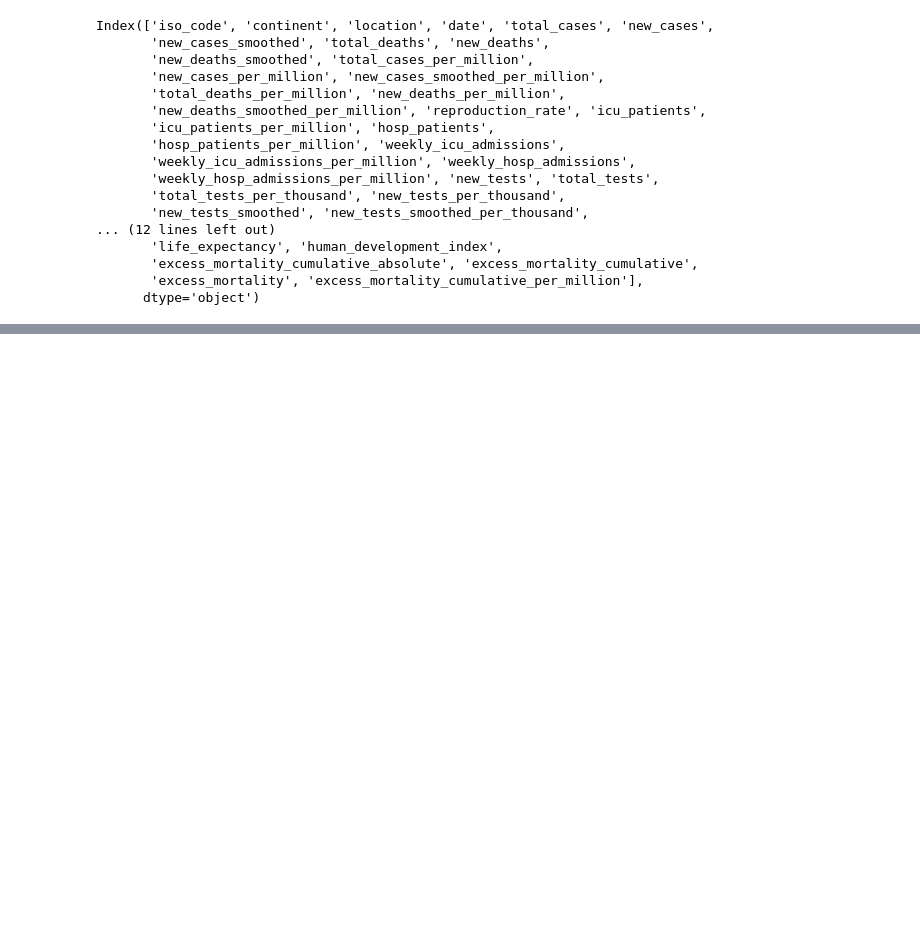
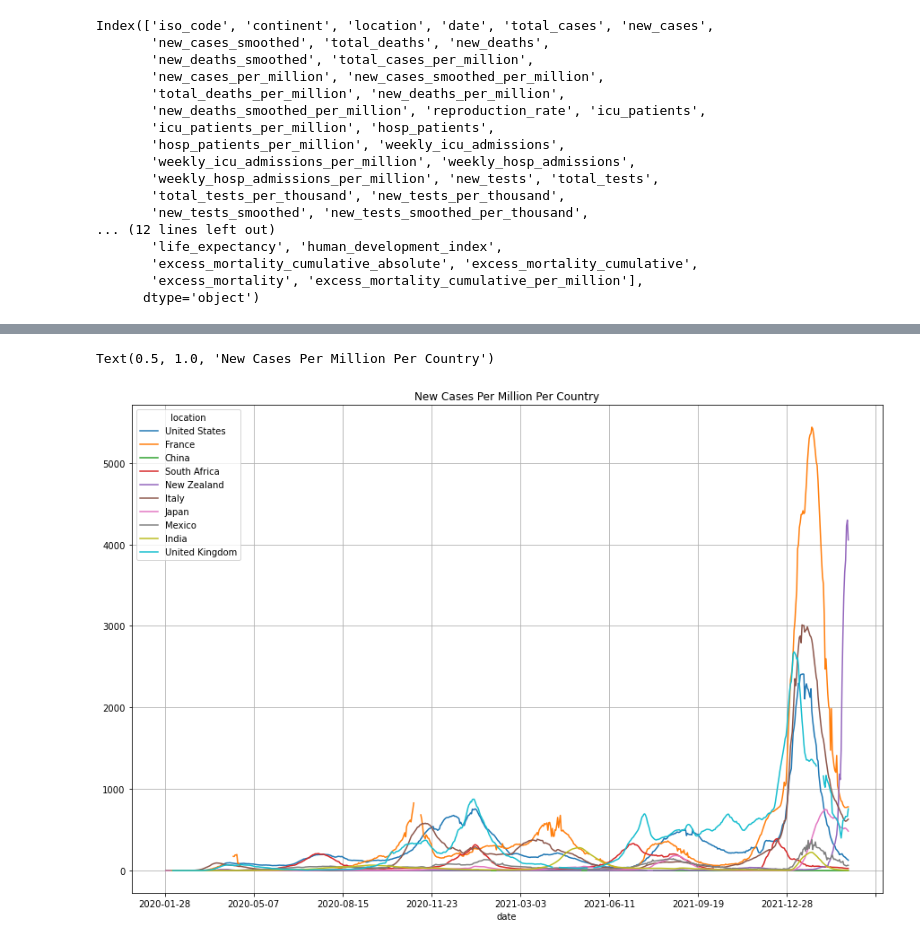
Before and after one commit to IriaWang/cs103a-cpa01, a Jupyter notebook: cpa01.ipynb, the cells around one changed output, grey strips where cells are left out. Saved outputs shown, nothing was run; the diff lists cells and outputs as text; code cells hidden in the pictures; blank space fills up the shorter version.

```diff
--- a/cpa01.ipynb
+++ b/cpa01.ipynb
@@ -63,0 +68,4 @@ Index(['iso_code', 'continent', 'location', 'date', 'total_cases', 'new_cases',
+# %%
+column = 'new_cases_smoothed_per_million'
+df2 = pd.pivot_table(df, values=column, index=["date"], columns=["location"])
+df2
@@ -63,0 +87,7 @@ Index(['iso_code', 'continent', 'location', 'date', 'total_cases', 'new_cases',
+# %%
+df2[['United States','France','China','South Africa','New Zealand','Italy','Japan','Mexico','India','United Kingdom']].plot(figsize=(15,10))
+plt.grid()
+plt.title('New Cases Per Million Per Country')
+# %% [output]
+Text(0.5, 1.0, 'New Cases Per Million Per Country')
+[figure, added]
```
Also changed, not shown: parts of 15 cells of this notebook.
